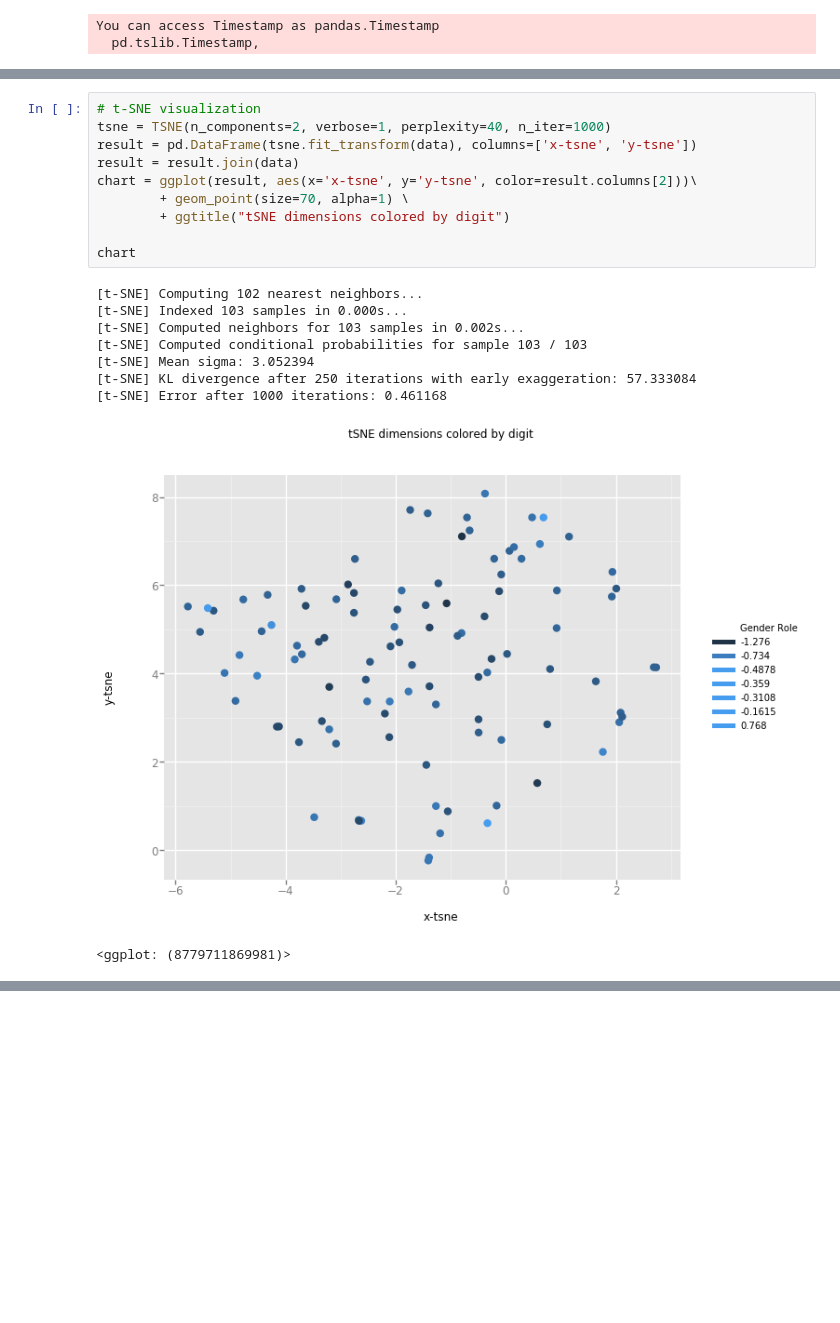
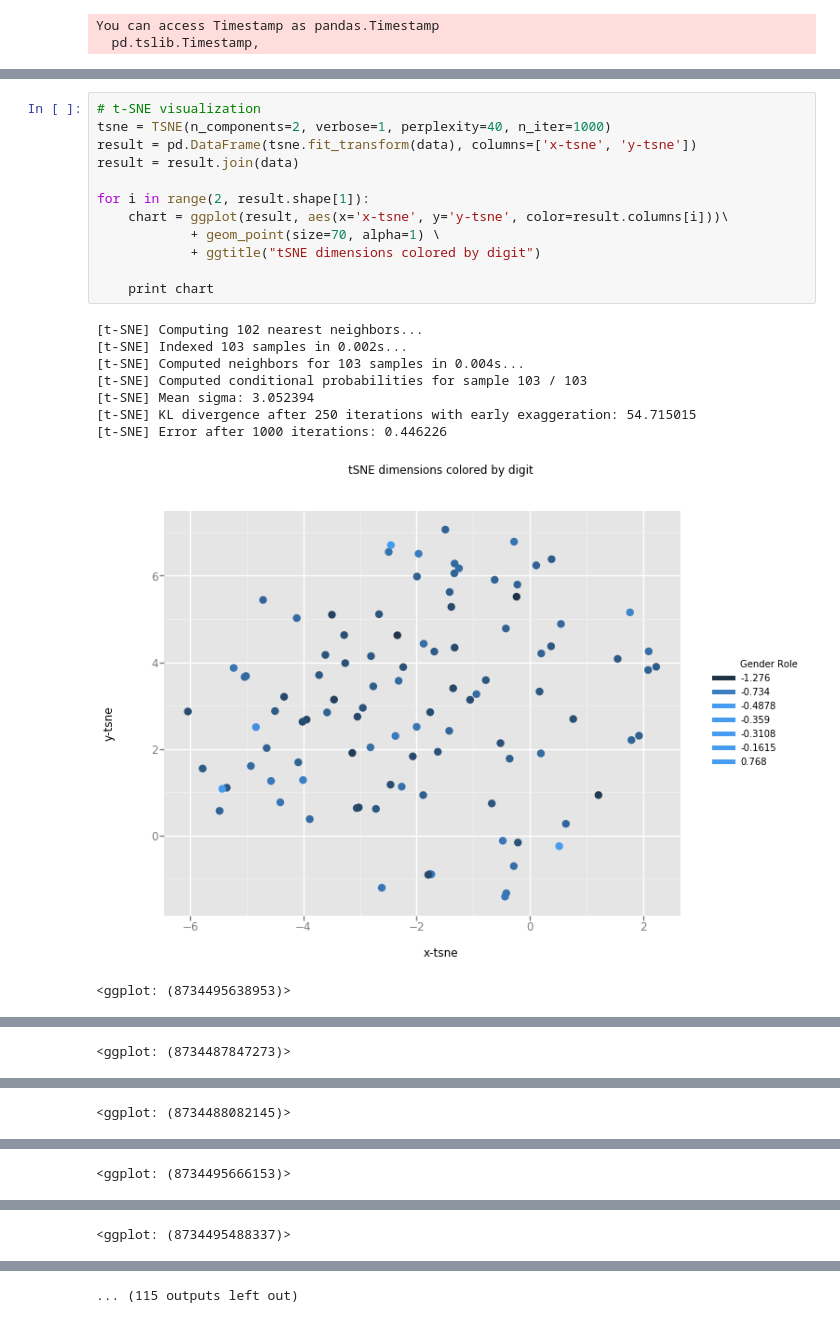
Before and after one commit to xuychen/Joke-Processing, a Jupyter notebook: data/data visualization.ipynb, the cells around one changed output, grey strips where cells are left out. Saved outputs shown, nothing was run; the diff lists cells and outputs as text; blank space fills up the shorter version.

Commit message:
plotting all by tsne

```diff
--- a/data/data visualization.ipynb
+++ b/data/data visualization.ipynb
@@ -35,20 +15,22 @@ data
 # %%
 # t-SNE visualization
 tsne = TSNE(n_components=2, verbose=1, perplexity=40, n_iter=1000)
 result = pd.DataFrame(tsne.fit_transform(data), columns=['x-tsne', 'y-tsne'])
 result = result.join(data)
-chart = ggplot(result, aes(x='x-tsne', y='y-tsne', color=result.columns[2]))\
-        + geom_point(size=70, alpha=1) \
-        + ggtitle("tSNE dimensions colored by digit")
 
-chart
+for i in range(2, result.shape[1]):
+    chart = ggplot(result, aes(x='x-tsne', y='y-tsne', color=result.columns[i]))\
+            + geom_point(size=70, alpha=1) \
+            + ggtitle("tSNE dimensions colored by digit")
+
+    print chart
 # %% [output]
 [t-SNE] Computing 102 nearest neighbors...
-[t-SNE] Indexed 103 samples in 0.000s...
-[t-SNE] Computed neighbors for 103 samples in 0.002s...
+[t-SNE] Indexed 103 samples in 0.002s...
+[t-SNE] Computed neighbors for 103 samples in 0.004s...
 [t-SNE] Computed conditional probabilities for sample 103 / 103
 [t-SNE] Mean sigma: 3.052394
-[t-SNE] KL divergence after 250 iterations with early exaggeration: 57.333084
-[t-SNE] Error after 1000 iterations: 0.461168
+[t-SNE] KL divergence after 250 iterations with early exaggeration: 54.715015
+[t-SNE] Error after 1000 iterations: 0.446226
-[figure, old version]
+[figure, new version]
-<ggplot: (8779711869981)>
+<ggplot: (8734495638953)>
@@ -54,0 +38 @@ chart
+<ggplot: (8734487847273)>
@@ -54,0 +40 @@ chart
+<ggplot: (8734488082145)>
@@ -54,0 +42 @@ chart
+<ggplot: (8734495666153)>
@@ -54,0 +44 @@ chart
+<ggplot: (8734495488337)>
@@ -55,3 +46,4 @@ chart
+... (115 outputs left out)
 # %%
 # plotting
 data.drop(data.columns[63:], axis=1)
```
Also changed, not shown: parts of 4 cells of this notebook, 1 other file.
